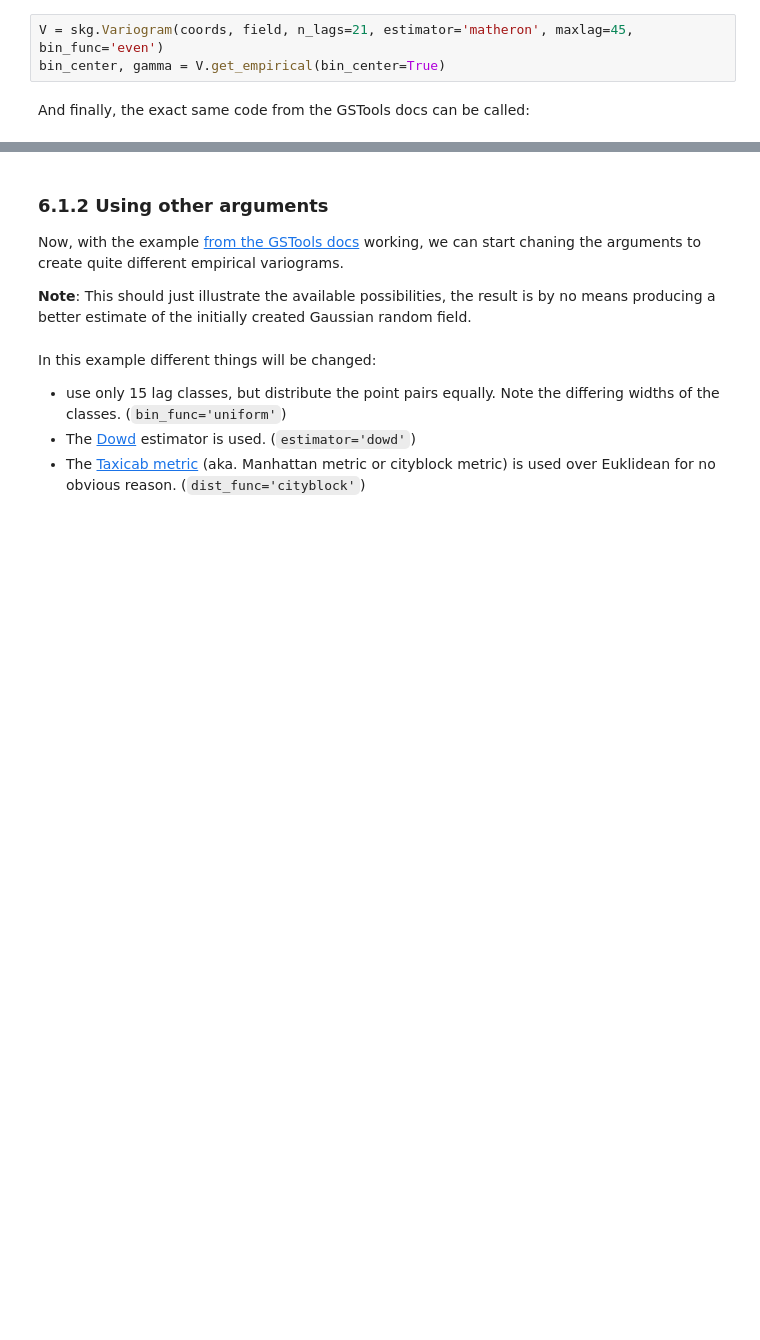
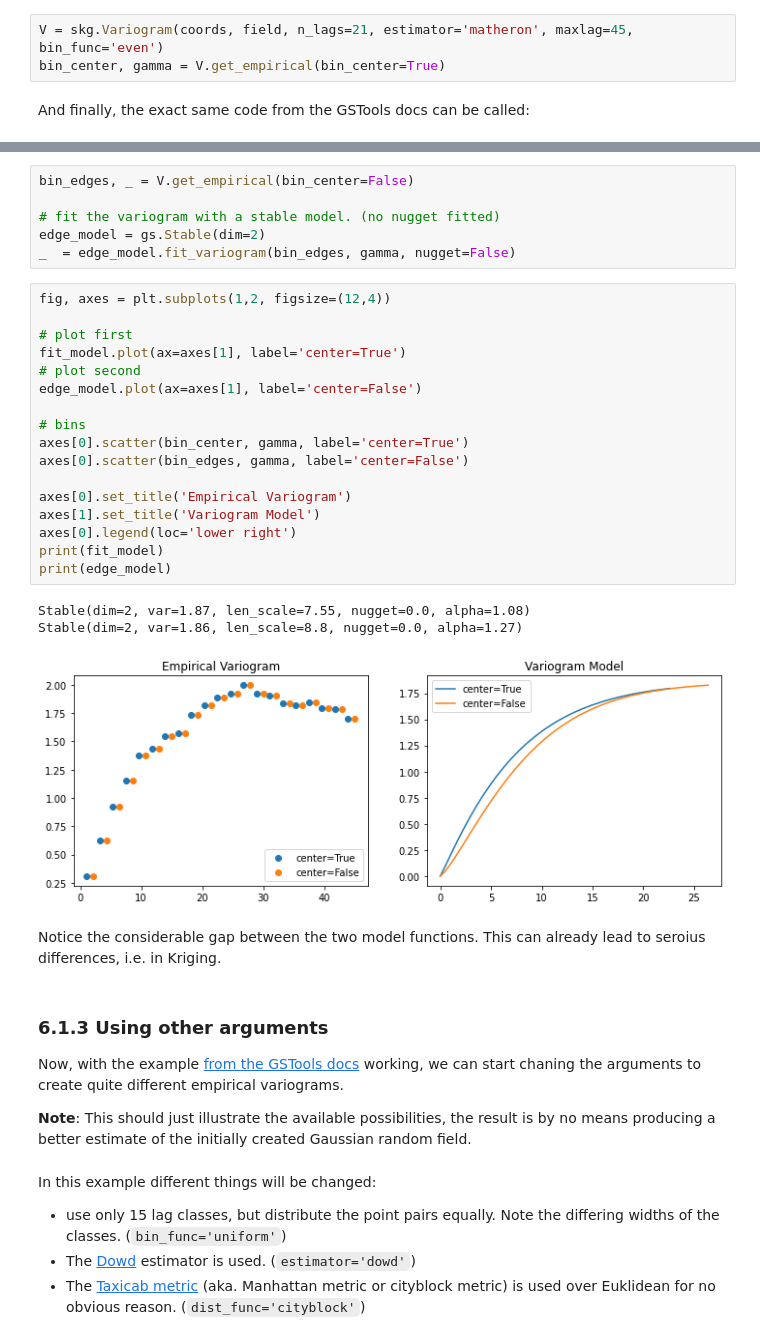
Before and after one commit to mmaelicke/scikit-gstat, a Jupyter notebook: docs/tutorials/06_gstools.ipynb, the cells around one changed output, grey strips where cells are left out. Saved outputs shown, nothing was run; the diff lists cells and outputs as text; blank space fills up the shorter version.

```diff
--- a/docs/tutorials/06_gstools.ipynb
+++ b/docs/tutorials/06_gstools.ipynb
@@ -63,5 +68,34 @@ Stable(dim=2, var=1.8664381760010573, len_scale=7.551138734097058, nugget=0.0, a
+# %%
+bin_edges, _ = V.get_empirical(bin_center=False)
+
+# fit the variogram with a stable model. (no nugget fitted)
+edge_model = gs.Stable(dim=2)
+_  = edge_model.fit_variogram(bin_edges, gamma, nugget=False)
+# %%
+fig, axes = plt.subplots(1,2, figsize=(12,4))
+
+# plot first
+fit_model.plot(ax=axes[1], label='center=True')
+# plot second
+edge_model.plot(ax=axes[1], label='center=False')
+
+# bins
+axes[0].scatter(bin_center, gamma, label='center=True')
+axes[0].scatter(bin_edges, gamma, label='center=False')
+
+axes[0].set_title('Empirical Variogram')
+axes[1].set_title('Variogram Model')
+axes[0].legend(loc='lower right')
+print(fit_model)
+print(edge_model)
+# %% [output]
+Stable(dim=2, var=1.87, len_scale=7.55, nugget=0.0, alpha=1.08)
+Stable(dim=2, var=1.86, len_scale=8.8, nugget=0.0, alpha=1.27)
+[figure, added]
+# %% [markdown]
+Notice the considerable gap between the two model functions. This can already lead to seroius differences, i.e. in Kriging.
 # %% [markdown]
-### 6.1.2 Using other arguments
+### 6.1.3 Using other arguments
 
 Now, with the example [from the GSTools docs](https://geostat-framework.readthedocs.io/projects/gstools/en/latest/index.html#id3) working, we can start chaning the arguments to create quite different empirical variograms.
 
```
Also changed, not shown: parts of 14 cells of this notebook.
